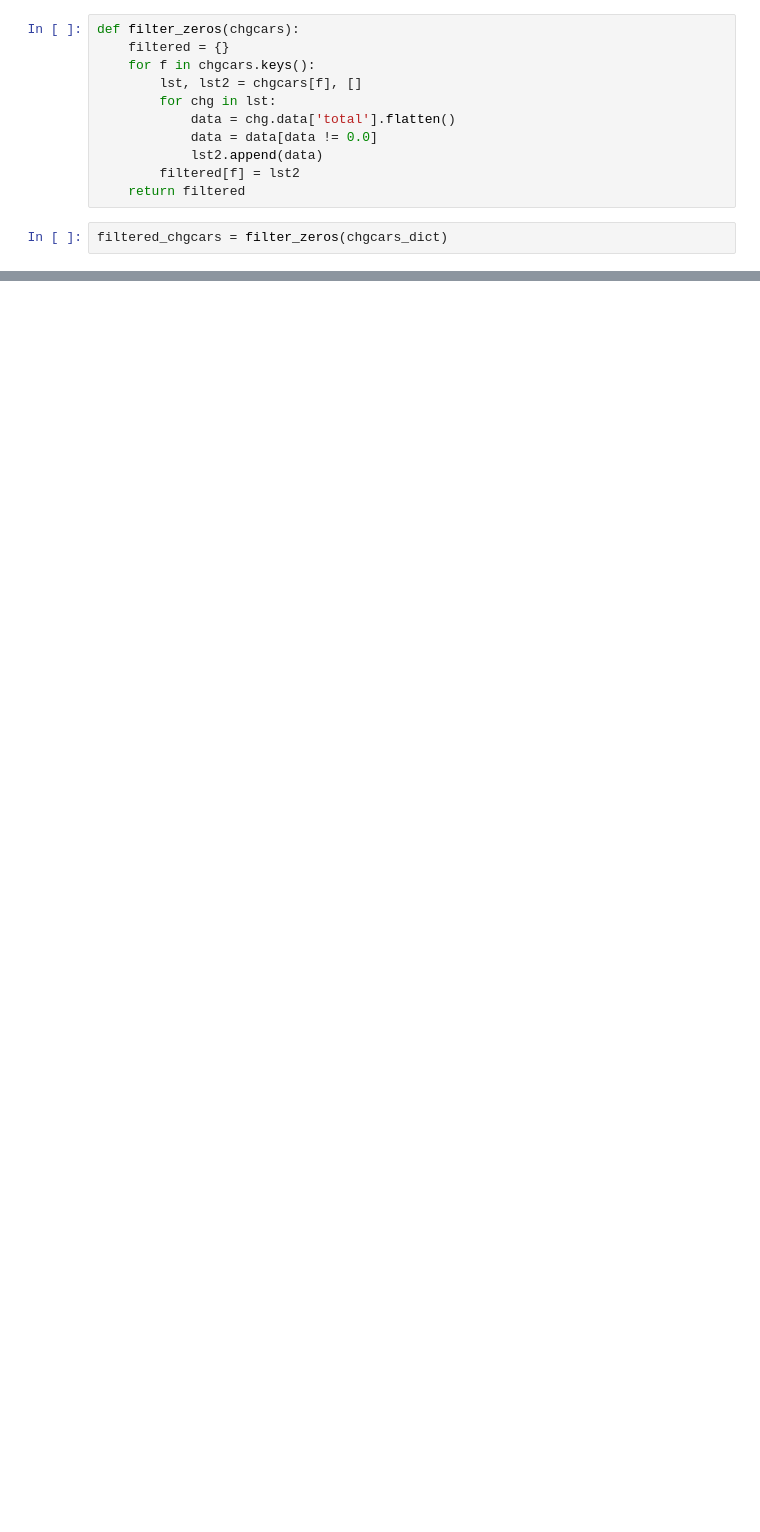
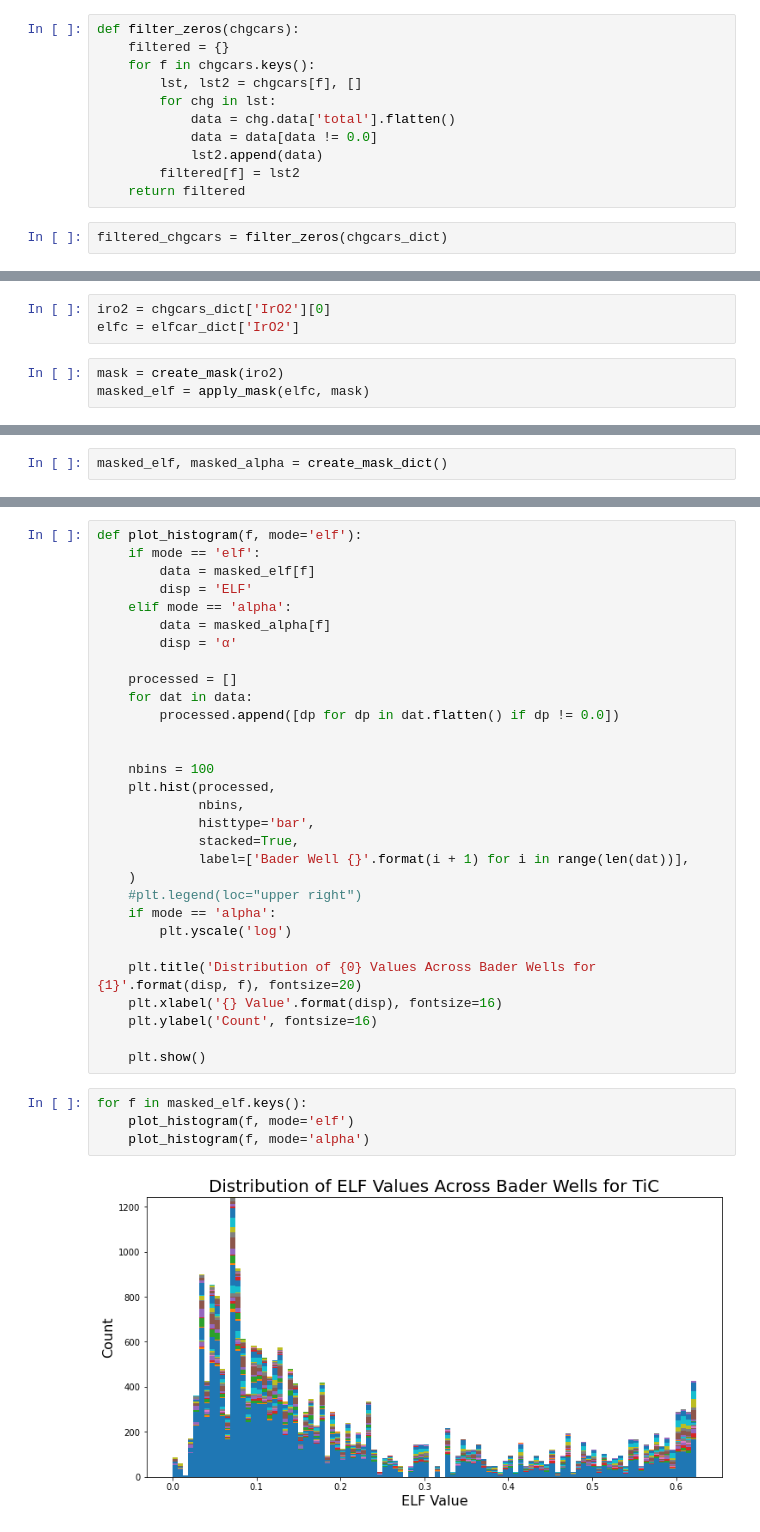
Before and after one commit to ayushsgupta/elf-analysis, a Jupyter notebook: bader_analysis.ipynb, the cells around one changed output, grey strips where cells are left out. Cells and saved outputs as stored; diff of their text form; blank space fills up the shorter version.

```diff
--- a/bader_analysis.ipynb
+++ b/bader_analysis.ipynb
@@ -239,0 +380,6 @@ filtered_chgcars = filter_zeros(chgcars_dict)
+# %%
+iro2 = chgcars_dict['IrO2'][0]
+elfc = elfcar_dict['IrO2']
+# %%
+mask = create_mask(iro2)
+masked_elf = apply_mask(elfc, mask)
@@ -239,0 +421,2 @@ filtered_chgcars = filter_zeros(chgcars_dict)
+# %%
+masked_elf, masked_alpha = create_mask_dict()
@@ -239,0 +432,36 @@ filtered_chgcars = filter_zeros(chgcars_dict)
+# %%
+def plot_histogram(f, mode='elf'):
+    if mode == 'elf':
+        data = masked_elf[f]
+        disp = 'ELF'
+    elif mode == 'alpha':
+        data = masked_alpha[f]
+        disp = 'α'
+
+    processed = []
+    for dat in data:
+        processed.append([dp for dp in dat.flatten() if dp != 0.0])
+
+
+    nbins = 100
+    plt.hist(processed,
+             nbins,
+             histtype='bar',
+             stacked=True,
+             label=['Bader Well {}'.format(i + 1) for i in range(len(dat))],
+    )
+    #plt.legend(loc="upper right")
+    if mode == 'alpha':
+        plt.yscale('log')
+
+    plt.title('Distribution of {0} Values Across Bader Wells for {1}'.format(disp, f), fontsize=20)
+    plt.xlabel('{} Value'.format(disp), fontsize=16)
+    plt.ylabel('Count', fontsize=16)
+
+    plt.show()
+# %%
+for f in masked_elf.keys():
+    plot_histogram(f, mode='elf')
+    plot_histogram(f, mode='alpha')
+# %% [output]
+[figure, added]
```
Also changed, not shown: parts of 35 cells of this notebook, 5 other files.
